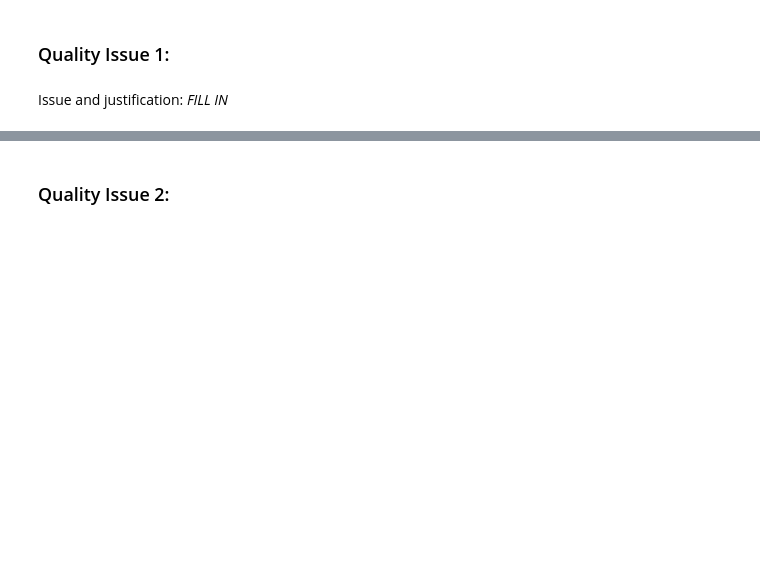
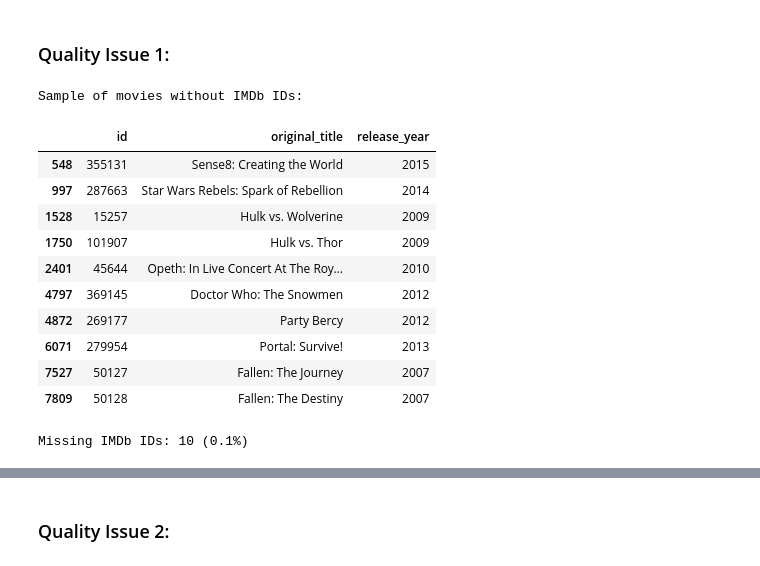
Before and after one commit to kellewic/data-analyst-nanodegree-projects, a Jupyter notebook: project2/data_wrangling_project_starter.ipynb, the cells around one changed output, grey strips where cells are left out. Drawn from its saved outputs; the diff is of its cells as text; code cells hidden in the pictures; blank space fills up the shorter version.

```diff
--- a/project2/data_wrangling_project_starter.ipynb
+++ b/project2/data_wrangling_project_starter.ipynb
@@ -494,2 +509,24 @@ List **two** data quality issues and **two** tidiness issues. Assess each data i
-# %% [markdown]
-Issue and justification: *FILL IN*
+# %%
+# Visual assessment
+print("Sample of movies without IMDb IDs:")
+tmdb_movies_raw_df[tmdb_movies_raw_df['imdb_id'].isna()][['id', 'original_title', 'release_year']].head(10)
+# %% [output]
+Sample of movies without IMDb IDs:
+|  | id | original_title | release_year |
+| 548 | 355131 | Sense8: Creating the World | 2015 |
+| 997 | 287663 | Star Wars Rebels: Spark of Rebellion | 2014 |
+| 1528 | 15257 | Hulk vs. Wolverine | 2009 |
+| 1750 | 101907 | Hulk vs. Thor | 2009 |
+| 2401 | 45644 | Opeth: In Live Concert At The Roy... | 2010 |
+| 4797 | 369145 | Doctor Who: The Snowmen | 2012 |
+| 4872 | 269177 | Party Bercy | 2012 |
+| 6071 | 279954 | Portal: Survive! | 2013 |
+| 7527 | 50127 | Fallen: The Journey | 2007 |
+| 7809 | 50128 | Fallen: The Destiny | 2007 |
+# %%
+# Programmatic assessment
+missing_imdb_ids = tmdb_movies_raw_df['imdb_id'].isna().sum()
+total_movies = len(tmdb_movies_raw_df)
+print(f"\nMissing IMDb IDs: {missing_imdb_ids} ({missing_imdb_ids/total_movies*100:.1f}%)")
+# %% [output]
+Missing IMDb IDs: 10 (0.1%)
```
Also changed, not shown: parts of 30 cells of this notebook, 1 other file.
